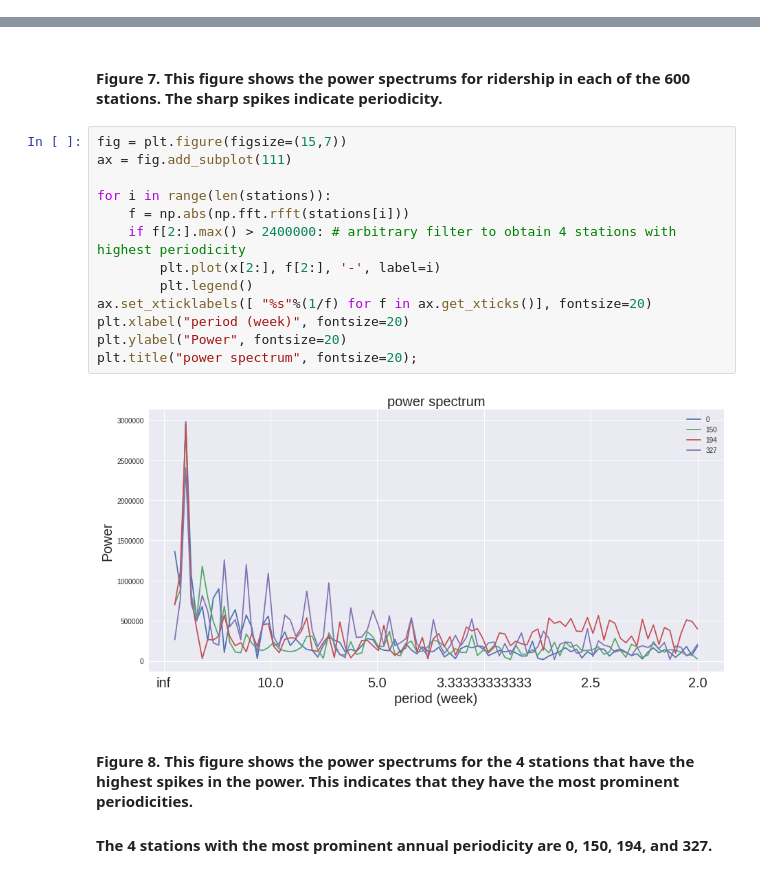
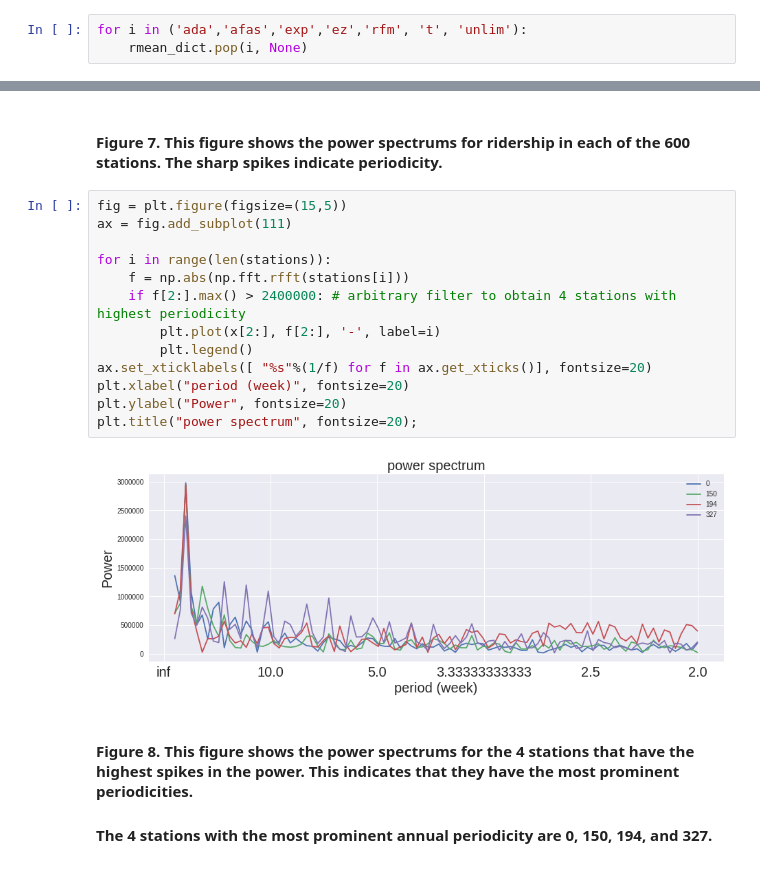
Before and after one commit to kpan125/PUI2017_kwp225, a Jupyter notebook: HW10_kwp225/HW10_subway_timeseries_kwp225.ipynb, the cells around one changed output, grey strips where cells are left out. Drawn from its saved outputs; the diff is of its cells as text.

```diff
--- a/HW10_kwp225/HW10_subway_timeseries_kwp225.ipynb
+++ b/HW10_kwp225/HW10_subway_timeseries_kwp225.ipynb
@@ -292,0 +250,3 @@ print(sorted(rmean_dict, key=rmean_dict.get))
+# %%
+for i in ('ada','afas','exp','ez','rfm', 't', 'unlim'):
+    rmean_dict.pop(i, None)
@@ -351,20 +334,20 @@ There are n=194 datapoints in each series
 # %% [markdown]
 #### Figure 7. This figure shows the power spectrums for ridership in each of the 600 stations. The sharp spikes indicate periodicity.
 # %%
-fig = plt.figure(figsize=(15,7))
+fig = plt.figure(figsize=(15,5))
 ax = fig.add_subplot(111)
 
 for i in range(len(stations)):
     f = np.abs(np.fft.rfft(stations[i]))
     if f[2:].max() > 2400000: # arbitrary filter to obtain 4 stations with highest periodicity
         plt.plot(x[2:], f[2:], '-', label=i)
         plt.legend()
 ax.set_xticklabels([ "%s"%(1/f) for f in ax.get_xticks()], fontsize=20)
 plt.xlabel("period (week)", fontsize=20)
 plt.ylabel("Power", fontsize=20)
 plt.title("power spectrum", fontsize=20);
 # %% [output]
-[figure, old version]
+[figure, new version]
 # %% [markdown]
 #### Figure 8. This figure shows the power spectrums for the 4 stations that have the highest spikes in the power. This indicates that they have the most prominent periodicities.
 
```
Also changed, not shown: parts of 15 cells of this notebook, 1 other file.
